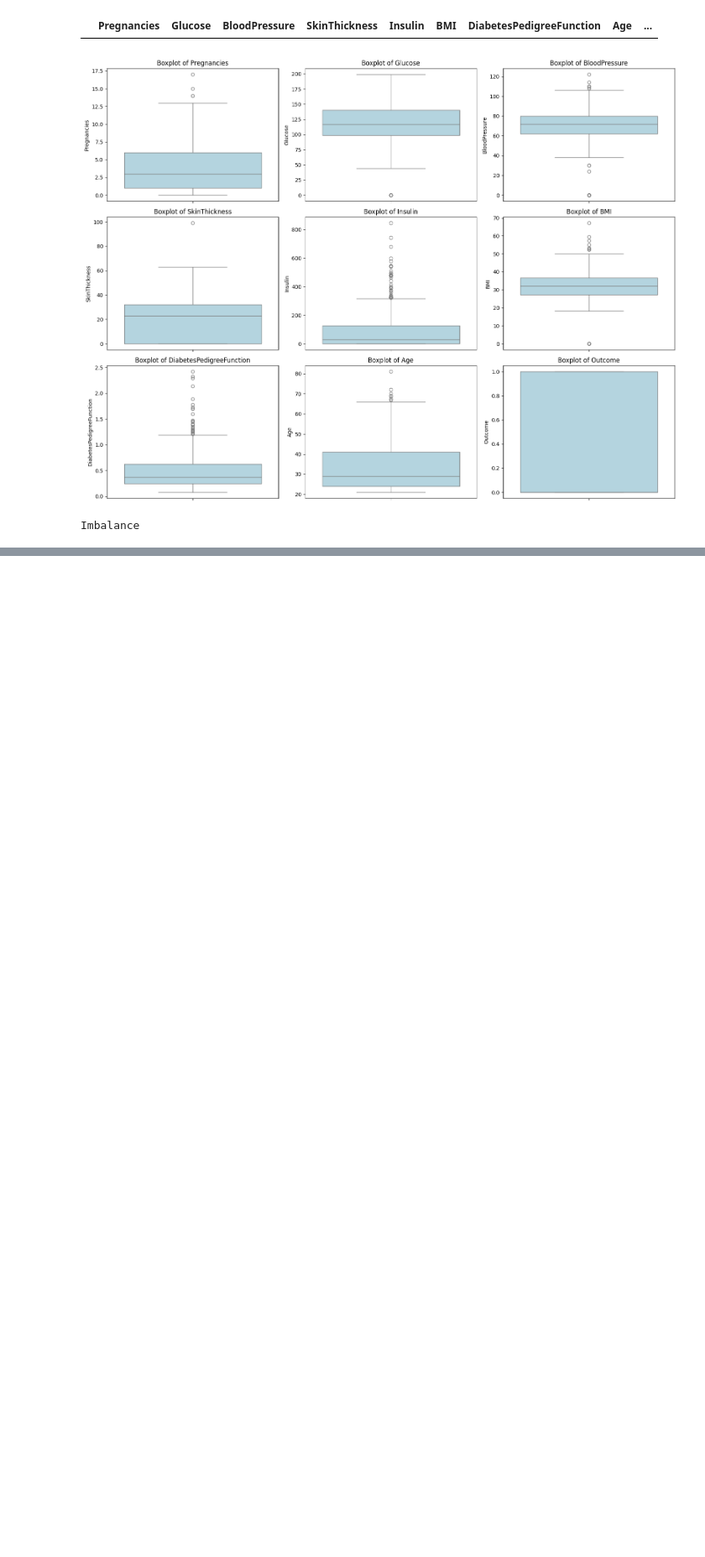
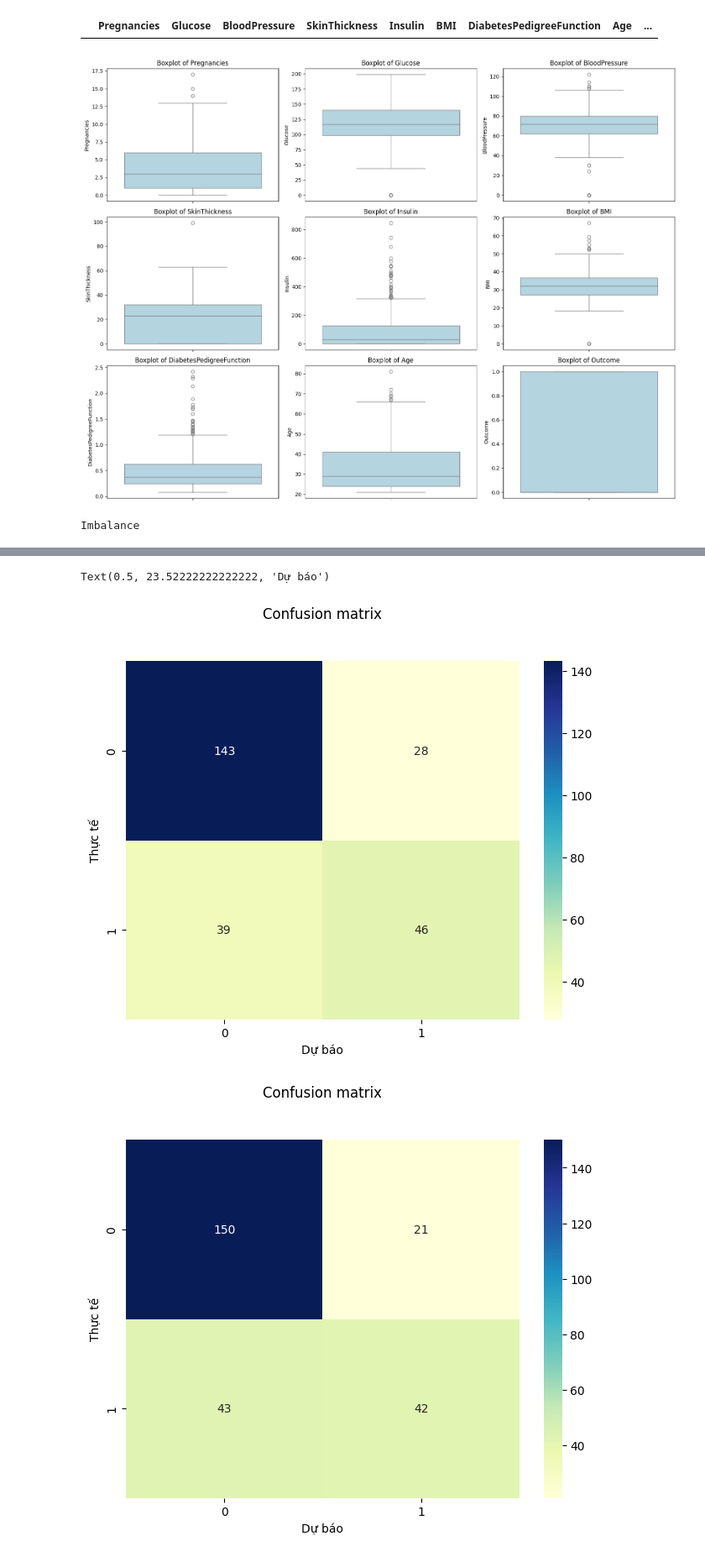
Before and after one commit to Manifesto82/Diabetes_Pregnancy_Analysis, a Jupyter notebook: diabetes.ipynb, the cells around one changed output, grey strips where cells are left out. Shown at 84% size. Drawn from its saved outputs; the diff is of its cells as text; code cells hidden in the pictures; blank space fills up the shorter version.

```diff
--- a/diabetes.ipynb
+++ b/diabetes.ipynb
@@ -123,0 +280,68 @@ Imbalance
+# %%
+from sklearn.neighbors import KNeighborsClassifier
+from sklearn.model_selection import GridSearchCV
+
+knn_model = KNeighborsClassifier(n_neighbors=3)
+knn_model.fit(x_train_scaled, y_train)
+
+#Dự đoán và đánh giá trên tập kiểm tra
+y_pred = knn_model.predict(x_test_scaled)
+
+print("\nĐánh giá mô hình ban đầu:")
+accuracy = accuracy_score(y_test, y_pred)
+print(f"Accuracy on Test Set: {accuracy:.4f}")
+print("Classification Report on Test Set:")
+print(classification_report(y_test, y_pred))
+
+
+cnf_matrix = metrics.confusion_matrix(y_test, y_pred)
+
+
+class_names=[0,1]
+fig, ax = plt.subplots()
+tick_marks = np.arange(len(class_names))
+plt.xticks(tick_marks, class_names)
+plt.yticks(tick_marks, class_names)
+
+sns.heatmap(pd.DataFrame(cnf_matrix), annot=True, cmap="YlGnBu" ,fmt='g')
+plt.tight_layout()
+plt.title('Confusion matrix', y=1.1)
+plt.ylabel('Thực tế')
+plt.xlabel('Dự báo')
+
+
+#Tìm giá trị tối ưu của k bằng Grid Search
+param_grid = {'n_neighbors': range(1, 21)}
+grid_search = GridSearchCV(KNeighborsClassifier(), param_grid, cv=5, scoring='accuracy')
+grid_search.fit(x_train_scaled, y_train)
+
+best_k = grid_search.best_params_['n_neighbors']
+print(f"\nK tối ưu nhất cho mô hình : {best_k}")
+
+#Huấn luyện lại với k tối ưu
+optimal_knn = KNeighborsClassifier(n_neighbors=best_k)
+optimal_knn.fit(x_train_scaled, y_train)
+
+#Dự đoán và đánh giá trên tập kiểm tra
+y_pred_optimal = optimal_knn.predict(x_test_scaled)
+
+print("\nĐánh giá lại mô hình:")
+accuracy_optimal = accuracy_score(y_test, y_pred_optimal)
+print(f"Accuracy on Test Set: {accuracy_optimal:.4f}")
+print("Classification Report on Test Set:")
+print(classification_report(y_test, y_pred_optimal))
+
+cnf_matrix_optimal = metrics.confusion_matrix(y_test, y_pred_optimal)
+
+class_names=[0,1]
+fig, ax = plt.subplots()
+tick_marks = np.arange(len(class_names))
+plt.xticks(tick_marks, class_names)
+plt.yticks(tick_marks, class_names)
+
+sns.heatmap(pd.DataFrame(cnf_matrix_optimal), annot=True, cmap="YlGnBu" ,fmt='g')
+plt.tight_layout()
+plt.title('Confusion matrix', y=1.1)
+plt.ylabel('Thực tế')
+plt.xlabel('Dự báo')
+# %% [output]
@@ -123,0 +365,3 @@ Imbalance
+Text(0.5, 23.52222222222222, 'Dự báo')
+[figure, added]
+[figure, added]
```
Also changed, not shown: parts of 8 cells of this notebook.
